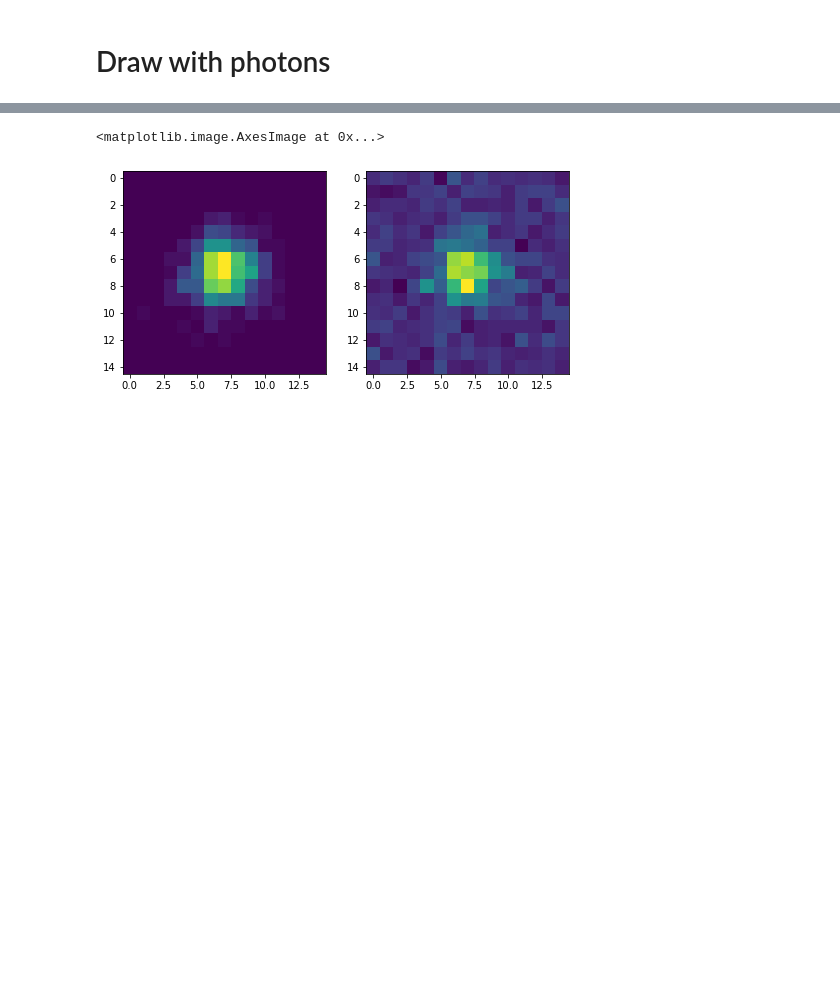
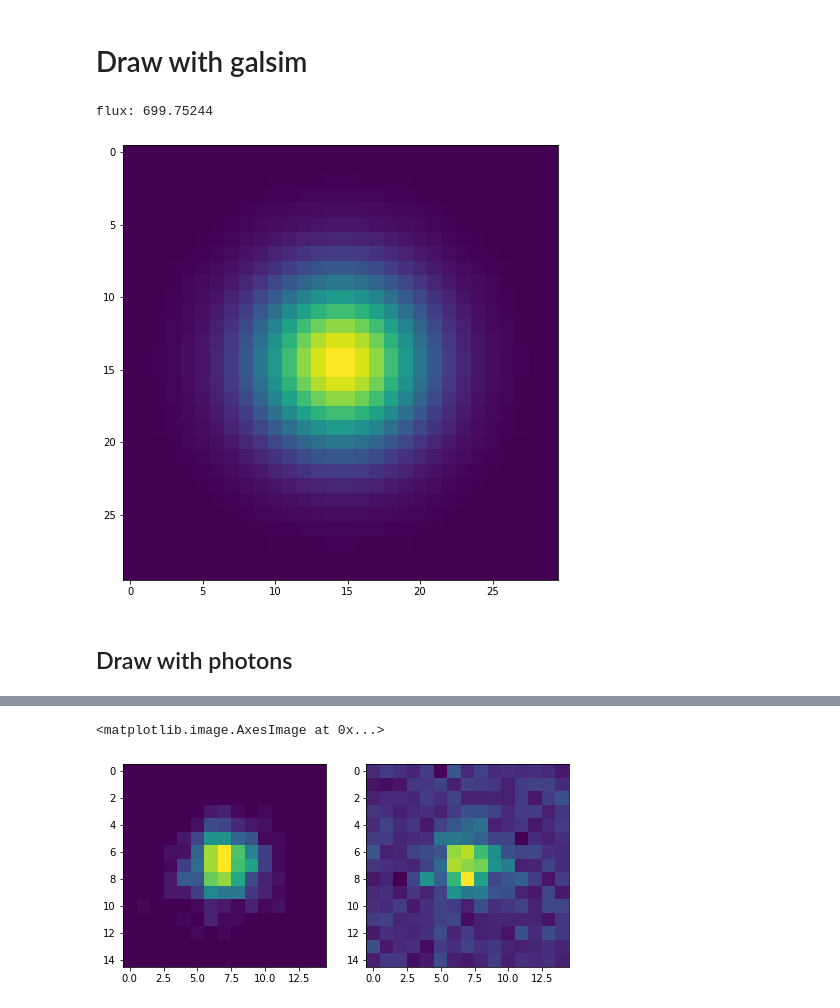
Before and after one commit to prob-ml/bliss, a Jupyter notebook: notebooks/testing.ipynb, the cells around one changed output, grey strips where cells are left out. Cells and saved outputs as stored; diff of their text form; code cells hidden in the pictures; blank space fills up the shorter version.

```diff
--- a/notebooks/testing.ipynb
+++ b/notebooks/testing.ipynb
@@ -7,5 +76,18 @@ import matplotlib.pyplot as plt
+# %% [markdown]
+# Draw with galsim
+# %%
+plt.figure(figsize=(8,8))
+gal = galsim.Gaussian(flux=700, sigma=0.8)
+image = gal.drawImage(nx = 30, ny = 30, scale=0.2, method='auto')
+
+# print(image.array)
+print('flux:', np.sum(image.array))
+plt.imshow(image.array);
+# %% [output]
+flux: 699.75244
+[figure, added]
 # %% [markdown]
-# Draw with photons
+## Draw with photons
 # %%
 plt.figure(figsize=(10,10))
 gal = galsim.Gaussian(flux=700, sigma=0.30622648635153007)
```
Also changed, not shown: parts of 8 cells of this notebook, 3 other files.
